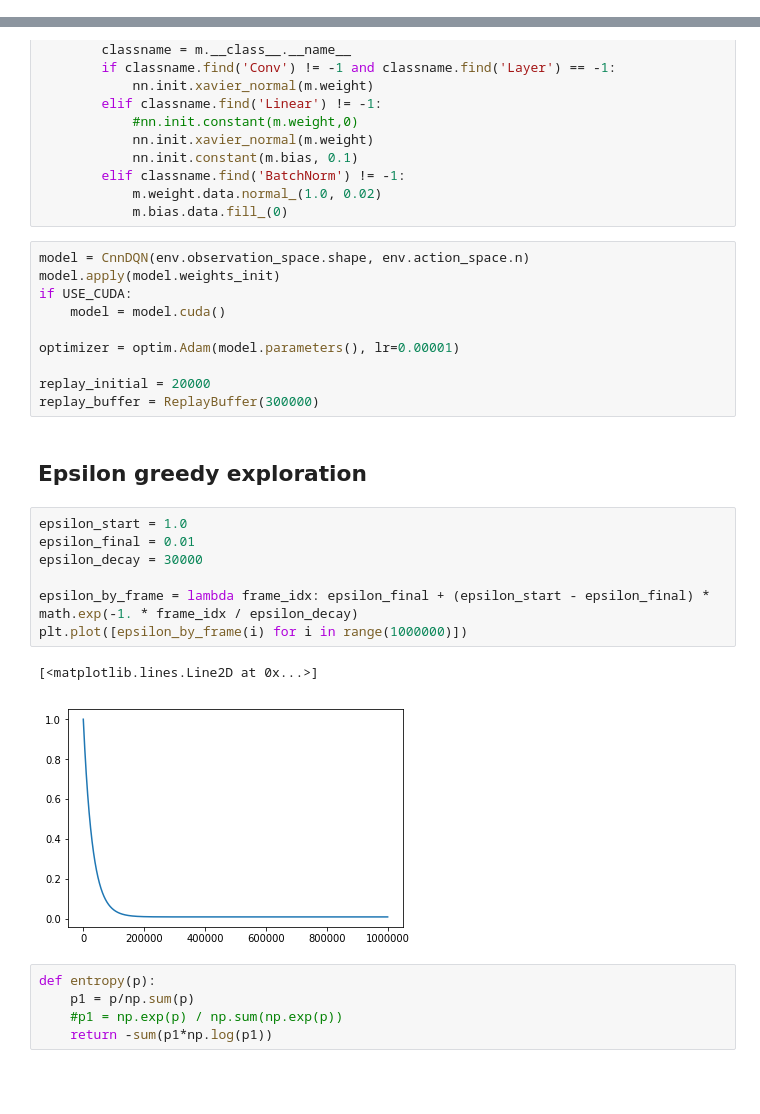
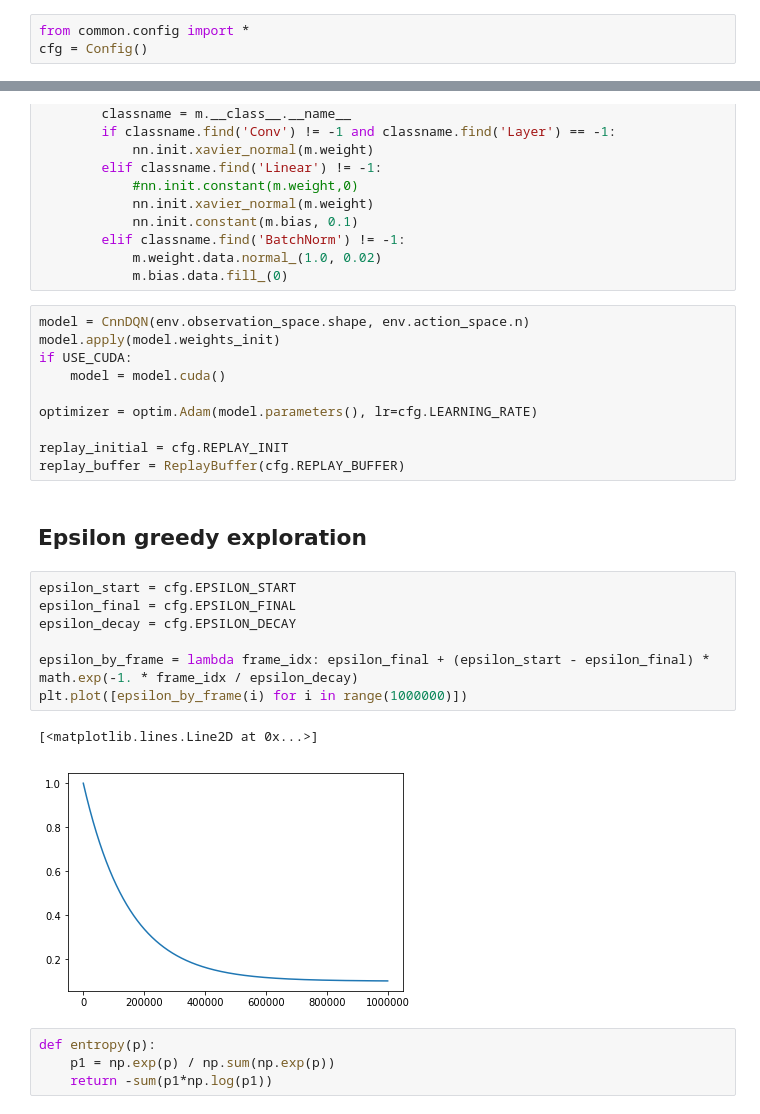
Before and after one commit to higgsfield/RL-Adventure, a Jupyter notebook: epsilon/epsilon_tennis-Xavier & epsilon_original.ipynb, the cells around one changed output, grey strips where cells are left out. Cells and saved outputs as stored; diff of their text form; blank space fills up the shorter version.

```diff
--- a/epsilon/epsilon_tennis-Xavier & epsilon_original.ipynb
+++ b/epsilon/epsilon_tennis-Xavier & epsilon_original.ipynb
@@ -24,3 +26,6 @@ from common.wrappers import make_atari, wrap_deepmind, wrap_pytorch
+# %%
+from common.config import *
+cfg = Config()
 # %% [markdown]
 <h1>Atari Environment</h1>
 # %%
@@ -161,25 +166,24 @@ model.apply(model.weights_init)
 if USE_CUDA:
     model = model.cuda()
 
-optimizer = optim.Adam(model.parameters(), lr=0.00001)
+optimizer = optim.Adam(model.parameters(), lr=cfg.LEARNING_RATE)
 
-replay_initial = 20000
-replay_buffer = ReplayBuffer(300000)
+replay_initial = cfg.REPLAY_INIT
+replay_buffer = ReplayBuffer(cfg.REPLAY_BUFFER)
 # %% [markdown]
 <h2>Epsilon greedy exploration</h2>
 # %%
-epsilon_start = 1.0
-epsilon_final = 0.01
-epsilon_decay = 30000
+epsilon_start = cfg.EPSILON_START
+epsilon_final = cfg.EPSILON_FINAL
+epsilon_decay = cfg.EPSILON_DECAY
 
 epsilon_by_frame = lambda frame_idx: epsilon_final + (epsilon_start - epsilon_final) * math.exp(-1. * frame_idx / epsilon_decay)
 plt.plot([epsilon_by_frame(i) for i in range(1000000)])
 # %% [output]
 [<matplotlib.lines.Line2D at 0x...>]
-[figure, old version]
+[figure, new version]
 # %%
 def entropy(p):
-    p1 = p/np.sum(p)
-    #p1 = np.exp(p) / np.sum(np.exp(p))
+    p1 = np.exp(p) / np.sum(np.exp(p))
     return -sum(p1*np.log(p1))
 # %%
```
Also changed, not shown: parts of 3 cells of this notebook, 6 other files.
